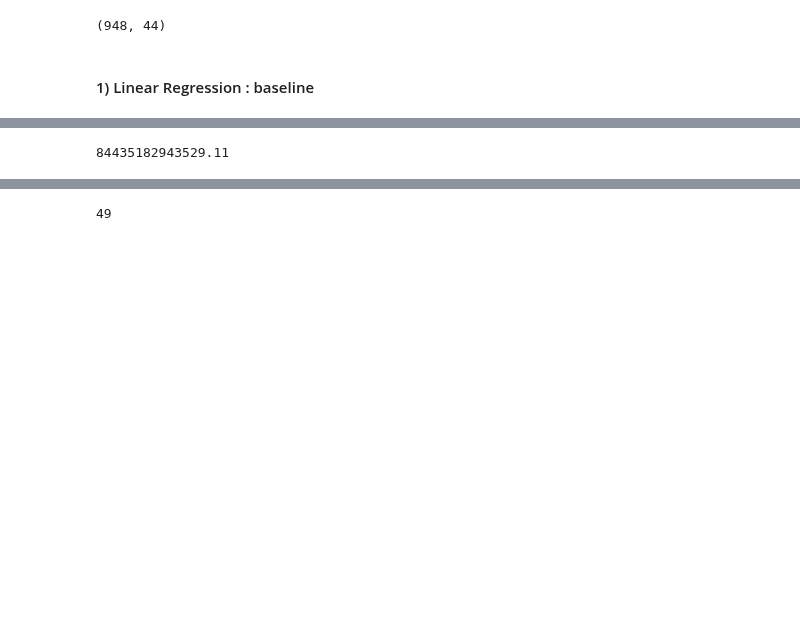
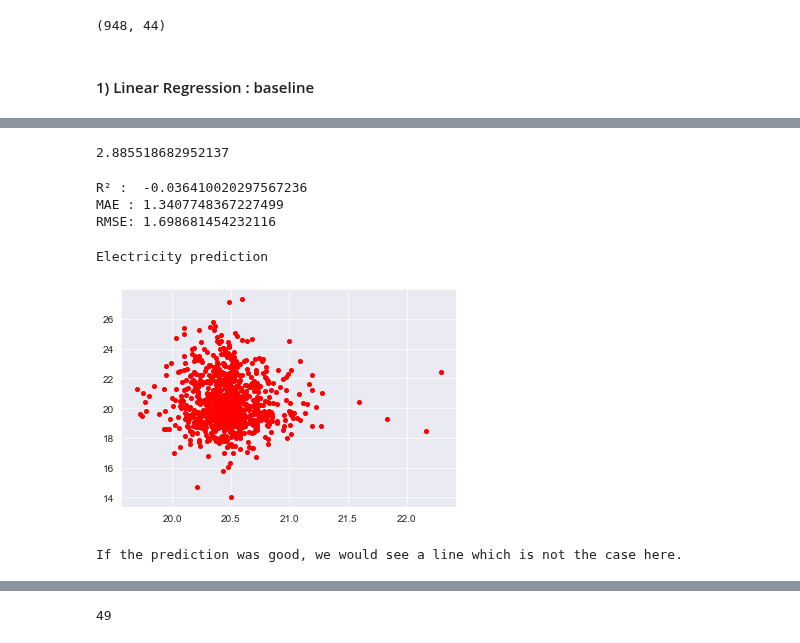
Before and after one commit to oumeima-elgharbi/P4_Data_Science_OpenClassrooms, a Jupyter notebook: P4_03_prediction_electricity.ipynb, the cells around one changed output, grey strips where cells are left out. Saved outputs shown, nothing was run; the diff lists cells and outputs as text; code cells hidden in the pictures; blank space fills up the shorter version.

```diff
--- a/P4_03_prediction_electricity.ipynb
+++ b/P4_03_prediction_electricity.ipynb
@@ -605,9 +613,35 @@ Accuracy is : -3%
 # %%
 # On récupère l'erreur de norme 2 sur le jeu de données test comme baseline
-baseline_error = np.mean((lr.predict(X_test) - y_test) ** 2)
+y_pred = lr.predict(X_test)
+baseline_error = np.mean((y_pred - y_test) ** 2)
 
 #On obtient l'erreur quadratique ci-dessous
 print(baseline_error)
 # %% [output]
-84435182943529.11
+2.885518682952137
+# %%
+from sklearn.metrics import mean_absolute_error,r2_score,mean_squared_error
+
+def run_experiment(model):
+    model.fit(X_train, y_train)
+    y_pred = model.predict(X_test)
+    print("R² : ", r2_score(y_test, y_pred))
+    print("MAE :", mean_absolute_error(y_test,y_pred))
+    print("RMSE:",np.sqrt(mean_squared_error(y_test, y_pred)))
+
+run_experiment(lr)
+# %% [output]
+R² :  -0.036410020297567236
+MAE : 1.3407748367227499
+RMSE: 1.698681454232116
+# %%
+print("Electricity prediction")
+plt.plot(y_pred, y_test, "ro", markersize=4)
+plt.show()
+
+print("If the prediction was good, we would see a line which is not the case here .")
+# %% [output]
+Electricity prediction
+[figure, added]
+If the prediction was good, we would see a line which is not the case here.
 # %% [markdown]
```
Also changed, not shown: parts of 34 cells of this notebook.
